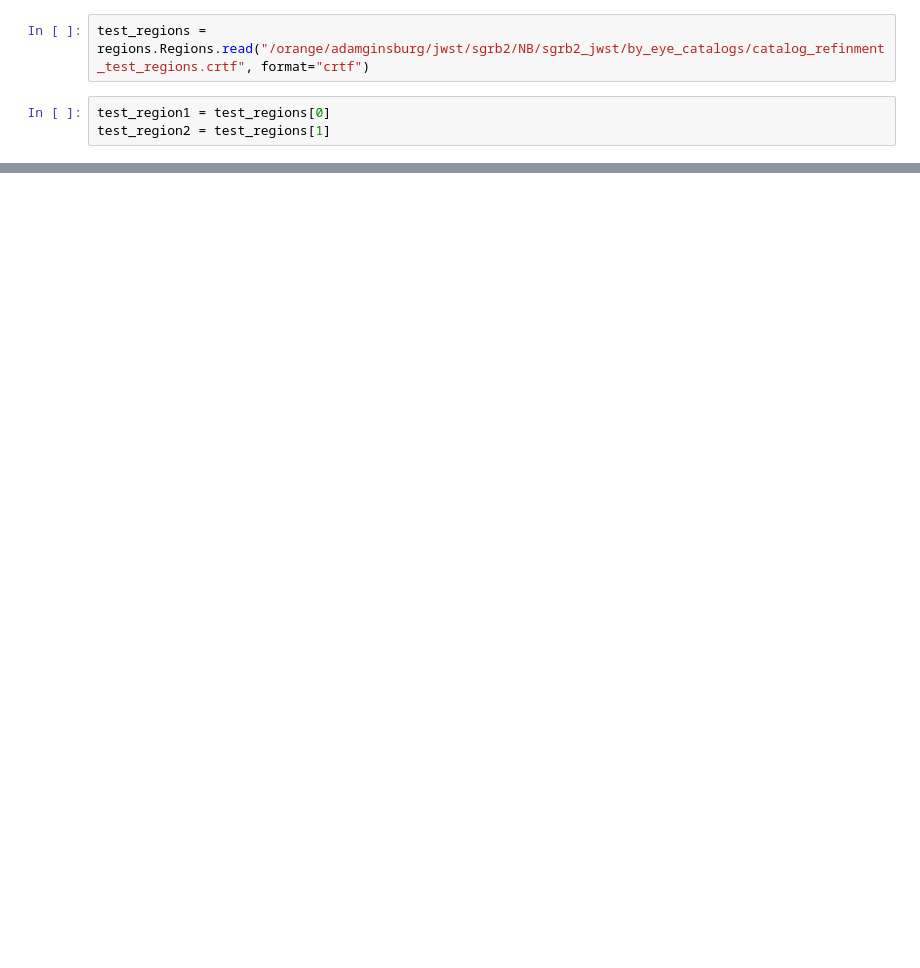
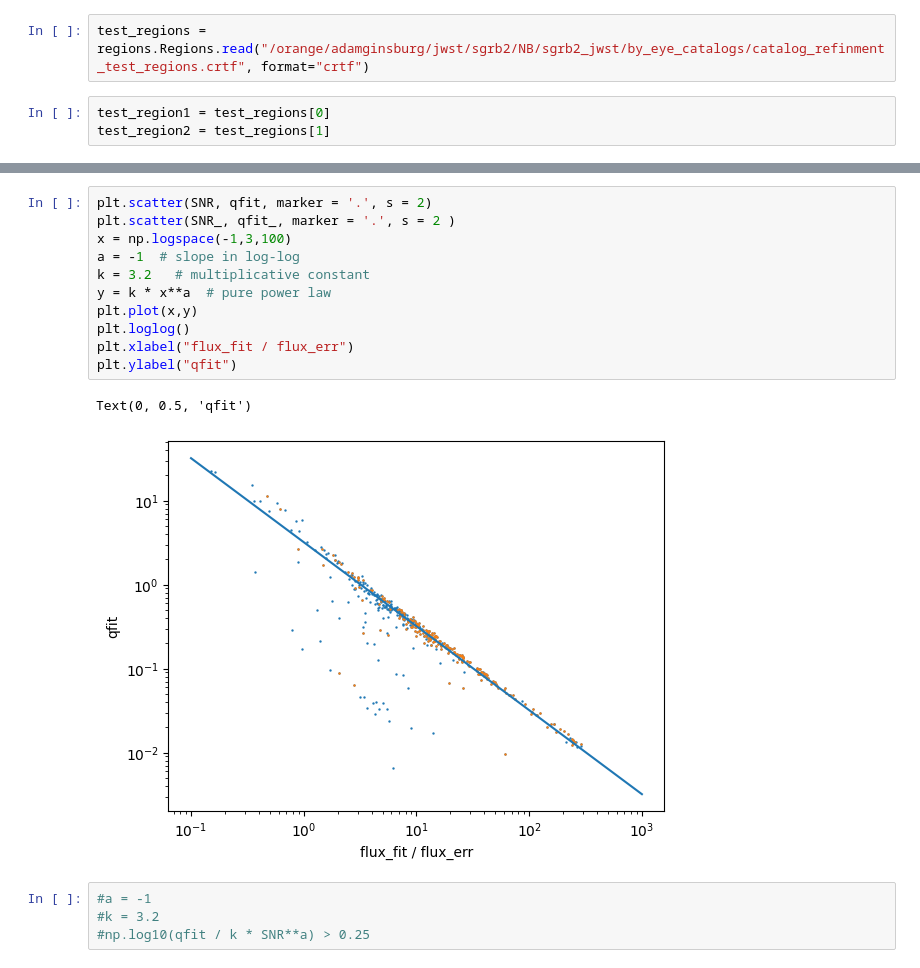
Before and after one commit to nbudaiev/jwst_sgrb2, a Jupyter notebook: sgrb2_jwst/daophot_vs_by_eye_comparison.ipynb, the cells around one changed output, grey strips where cells are left out. Drawn from its saved outputs; the diff is of its cells as text; blank space fills up the shorter version.

```diff
--- a/sgrb2_jwst/daophot_vs_by_eye_comparison.ipynb
+++ b/sgrb2_jwst/daophot_vs_by_eye_comparison.ipynb
@@ -100,0 +487,18 @@ len(regs_region2)
+# %%
+plt.scatter(SNR, qfit, marker = '.', s = 2)
+plt.scatter(SNR_, qfit_, marker = '.', s = 2 )
+x = np.logspace(-1,3,100)
+a = -1  # slope in log-log
+k = 3.2   # multiplicative constant
+y = k * x**a  # pure power law
+plt.plot(x,y)
+plt.loglog()
+plt.xlabel("flux_fit / flux_err")
+plt.ylabel("qfit")
+# %% [output]
+Text(0, 0.5, 'qfit')
+[figure, added]
+# %%
+#a = -1
+#k = 3.2
+#np.log10(qfit / k * SNR**a) > 0.25
```
Also changed, not shown: parts of 67 cells of this notebook.
